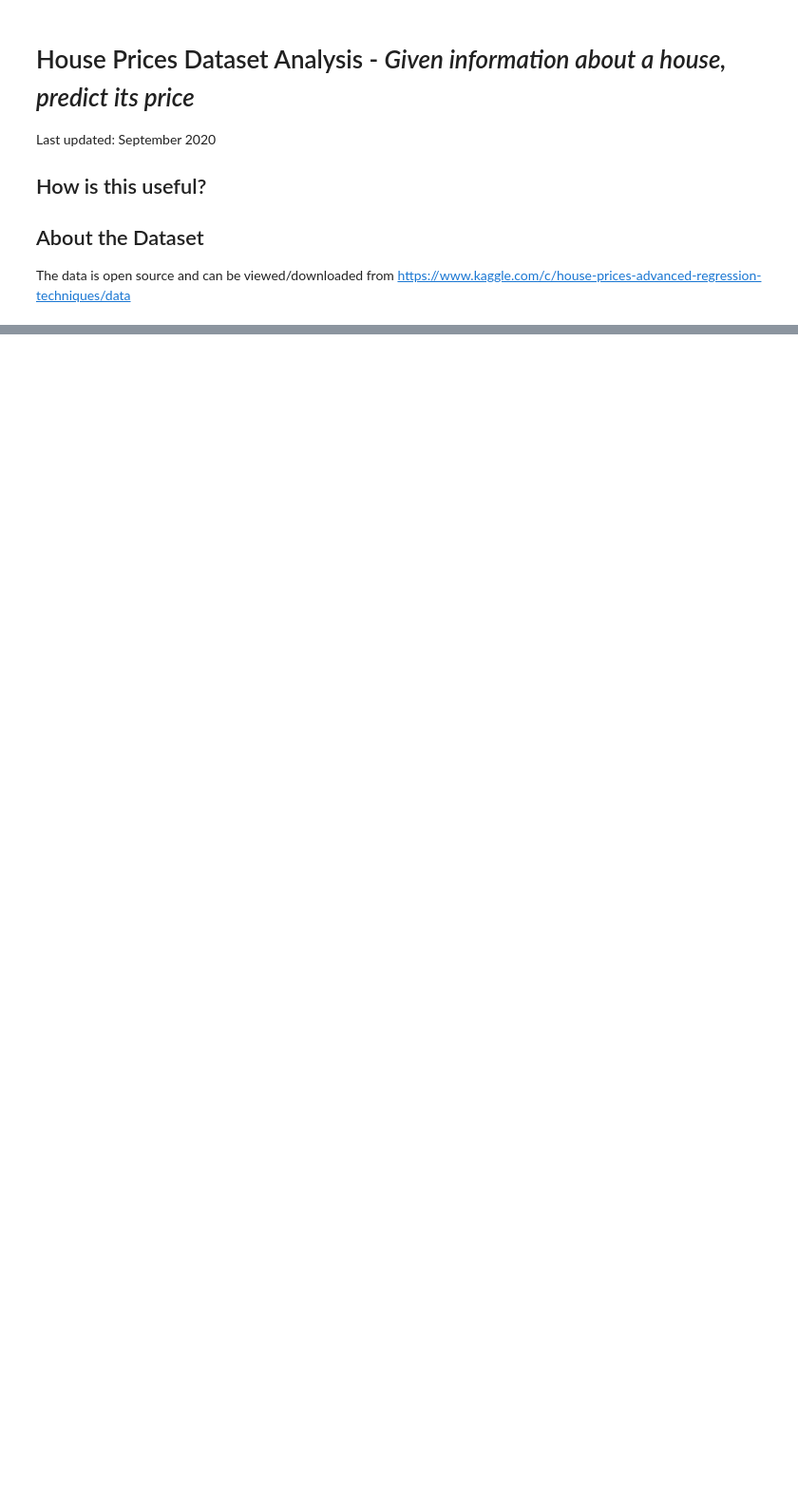
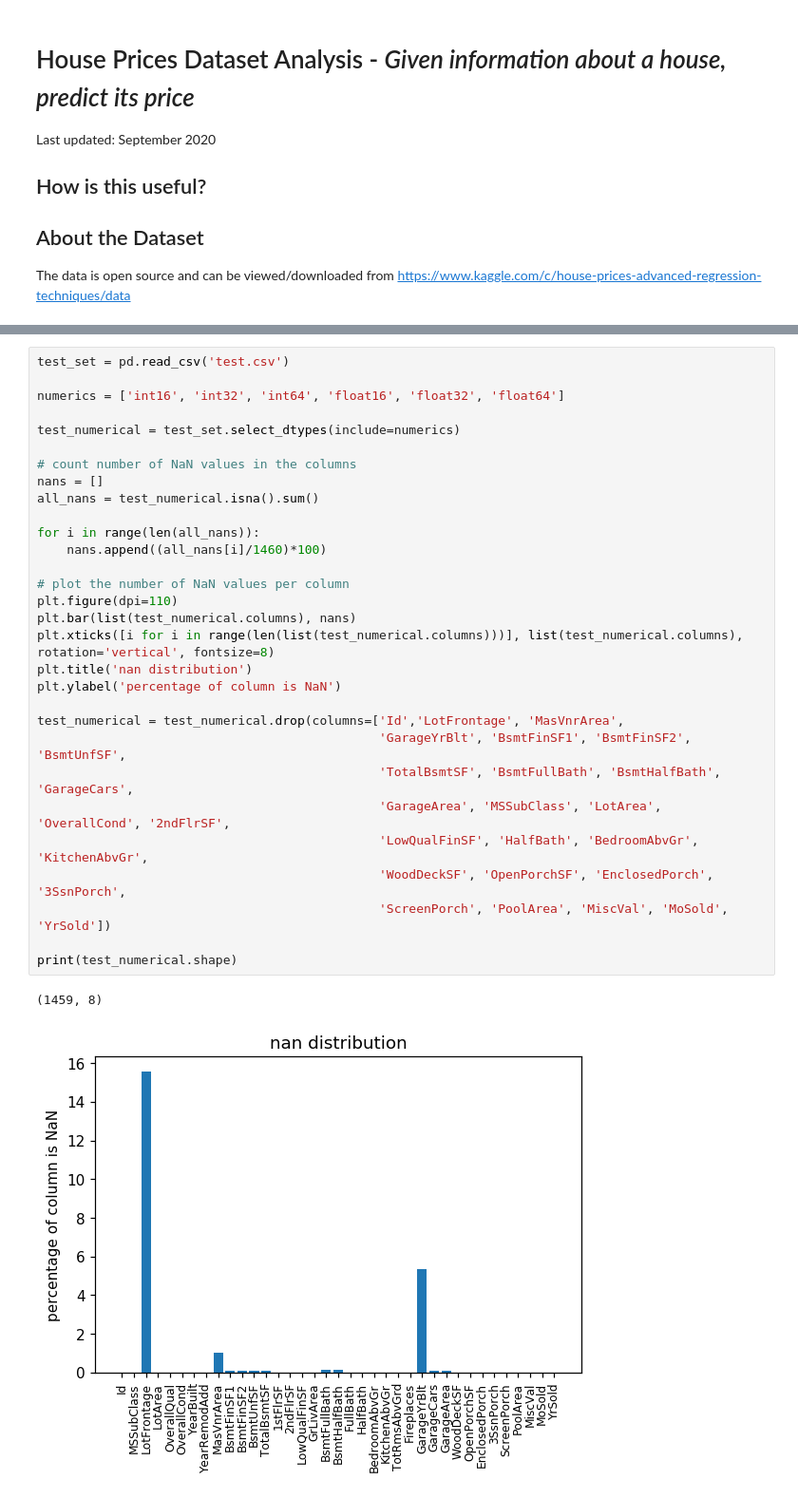
Before and after one commit to ricardomokhtari/Data-Science-Projects, a Jupyter notebook: house-prices/analysis.ipynb, the cells around one changed output, grey strips where cells are left out. Shown at 95% size. Drawn from its saved outputs; the diff is of its cells as text; blank space fills up the shorter version.

```diff
--- a/house-prices/analysis.ipynb
+++ b/house-prices/analysis.ipynb
@@ -41,0 +113,33 @@ Dataset shape:  (1459, 80)
+# %%
+test_set = pd.read_csv('test.csv')
+
+numerics = ['int16', 'int32', 'int64', 'float16', 'float32', 'float64']
+
+test_numerical = test_set.select_dtypes(include=numerics)
+
+# count number of NaN values in the columns
+nans = []
+all_nans = test_numerical.isna().sum()
+
+for i in range(len(all_nans)):
+    nans.append((all_nans[i]/1460)*100)
+
+# plot the number of NaN values per column
+plt.figure(dpi=110)
+plt.bar(list(test_numerical.columns), nans)
+plt.xticks([i for i in range(len(list(test_numerical.columns)))], list(test_numerical.columns), rotation='vertical', fontsize=8)
+plt.title('nan distribution')
+plt.ylabel('percentage of column is NaN')
+
+test_numerical = test_numerical.drop(columns=['Id','LotFrontage', 'MasVnrArea',
+                                              'GarageYrBlt', 'BsmtFinSF1', 'BsmtFinSF2', 'BsmtUnfSF',
+                                              'TotalBsmtSF', 'BsmtFullBath', 'BsmtHalfBath', 'GarageCars',
+                                              'GarageArea', 'MSSubClass', 'LotArea', 'OverallCond', '2ndFlrSF',
+                                              'LowQualFinSF', 'HalfBath', 'BedroomAbvGr', 'KitchenAbvGr',
+                                              'WoodDeckSF', 'OpenPorchSF', 'EnclosedPorch', '3SsnPorch',
+                                              'ScreenPorch', 'PoolArea', 'MiscVal', 'MoSold', 'YrSold'])
+
+print(test_numerical.shape)
+# %% [output]
+(1459, 8)
+[figure, added]
```
Also changed, not shown: parts of 11 cells of this notebook, 2 other files.
